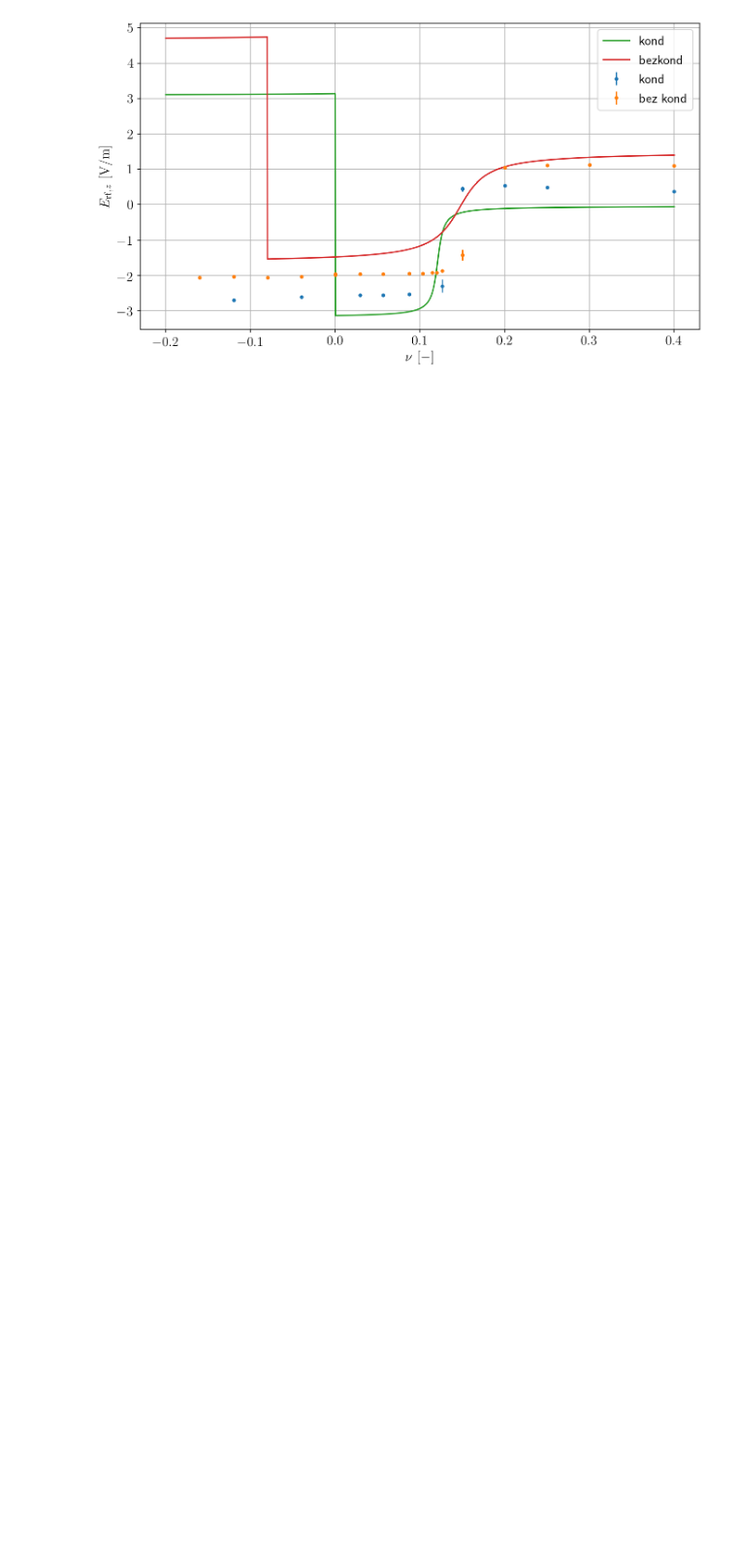
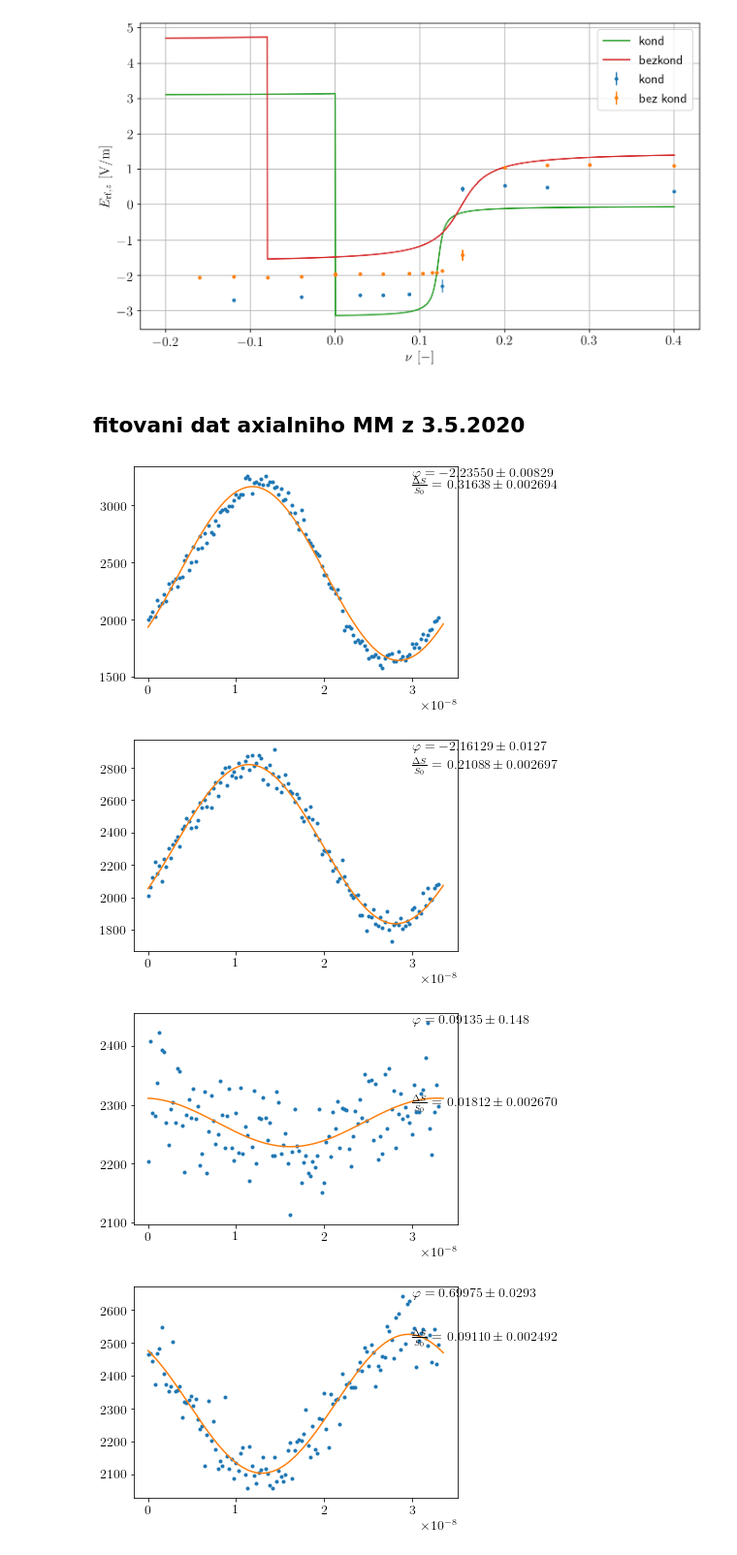
Before and after one commit to dvadlejch/Julia_vypocty_diplomka, a Jupyter notebook: micromotion_measurements/axial_EMM_model_vs_experiment.ipynb, the cells around one changed output. Shown at 97% size. Cells and saved outputs as stored; diff of their text form; code cells hidden in the pictures; blank space fills up the shorter version.

```diff
--- a/micromotion_measurements/axial_EMM_model_vs_experiment.ipynb
+++ b/micromotion_measurements/axial_EMM_model_vs_experiment.ipynb
@@ -1384,3 +1474,5 @@ plt.legend()
 plt.grid()
 # %% [output]
 [figure]
+# %% [markdown]
+## fitovani dat axialniho MM z 3.5.2020
@@ -1386,0 +1524,20 @@ plt.grid()
+# %%
+from EMM_min_func import get_hist_fit_values
+
+# plt.figure(figsize=(sizex/my_dpi, sizey/my_dpi), dpi=my_dpi)
+# colors=('black', 'red')
+for i in range(fotkor_shape[1]):
+    time_fit, fotkor_fit = get_hist_fit_values(t_scale, x[:,i], Omega)
+
+    plt.figure()
+    plt.plot(t_scale[:fotkor_shape[0]-2],fotkor[:fotkor_shape[0]-2,i],'.')
+    plt.plot(time_fit, fotkor_fit)
+    text = r'$\frac{\Delta S}{S_0}  = \,\,$' + r'${:.5f} \pm {:.6f}$'.format(DeltaS_S_ratio[i], Delta_S_S_ratio_sigma[i])
+    plt.text(3e-8, fotkor[:,i].max()-150,text)
+    text2 = r'$\varphi  = {:.5f} \pm {:.3}$'.format(fot_phi[i], fot_phi_sigma[i])
+    plt.text(3e-8, fotkor[:,i].max(),text2)
+# %% [output]
+[figure, added]
+[figure, added]
+[figure, added]
+[figure, added]
```
Also changed, not shown: parts of 27 cells of this notebook, 18 other files.
